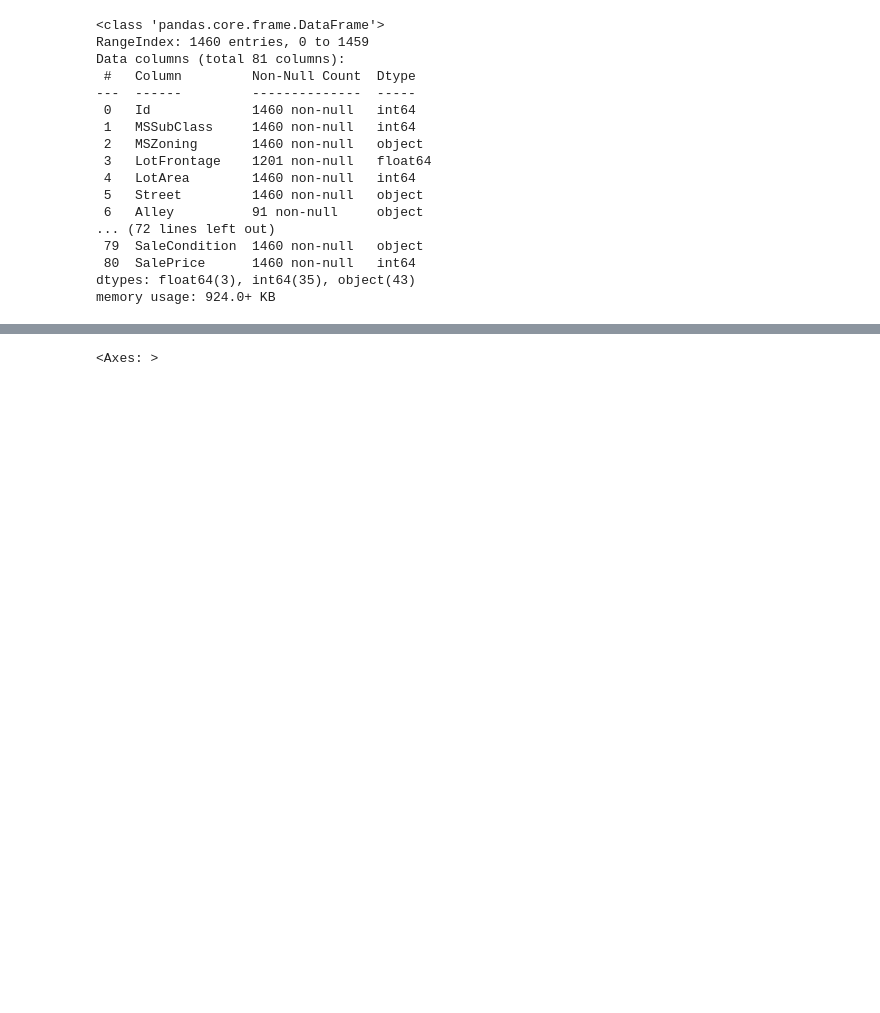
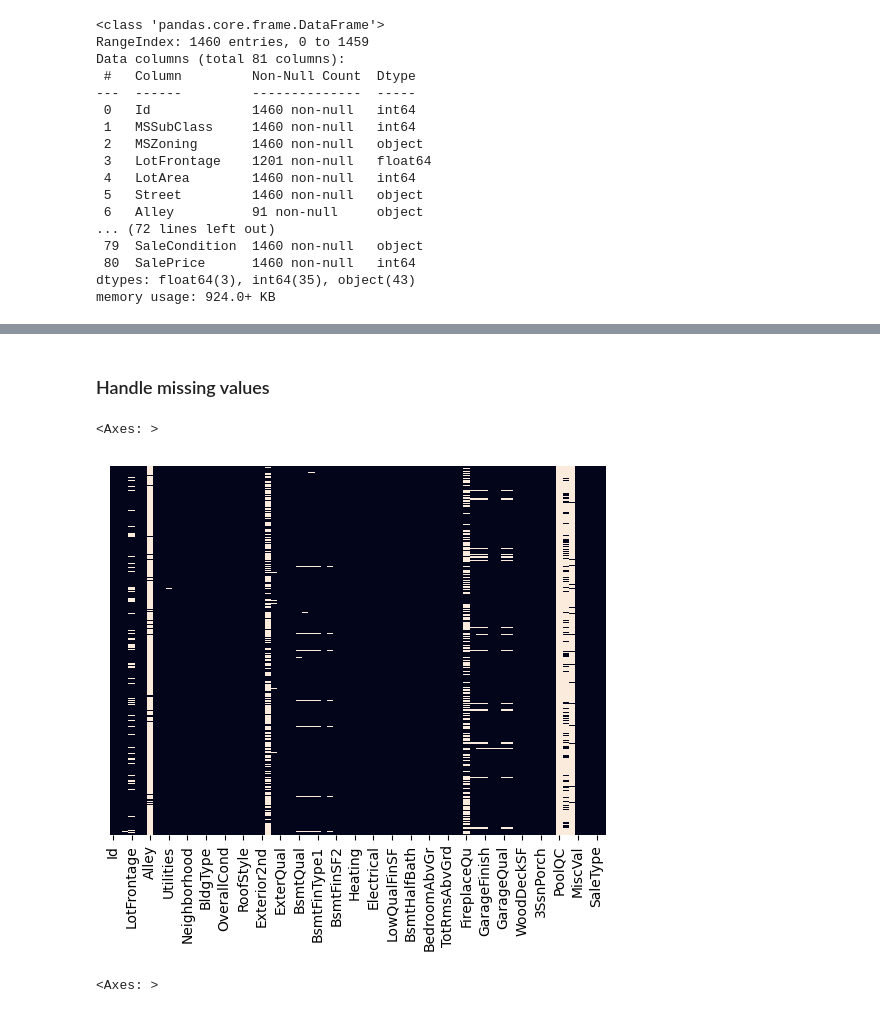
Before and after one commit to thomasspina/House-Prices, a Jupyter notebook: main.ipynb, the cells around one changed output, grey strips where cells are left out. Drawn from its saved outputs; the diff is of its cells as text; code cells hidden in the pictures; blank space fills up the shorter version.

```diff
--- a/main.ipynb
+++ b/main.ipynb
@@ -7,6 +7,7 @@ import seaborn as sns
 import matplotlib.pyplot as plt
 # %%
 df = pd.read_csv('./data/train.csv')
+test_df = pd.read_csv('./data/test.csv')
 # %% [markdown]
 ### Initial Exploration
 # %%
@@ -42 +166,8 @@ memory usage: 924.0+ KB
+# %% [markdown]
+### Handle missing values
+# %%
+sns.heatmap(test_df.isnull(), yticklabels=False, cbar=False)
+# %% [output]
+<Axes: >
+[figure, added]
 # %%
```
Also changed, not shown: parts of 12 cells of this notebook.
